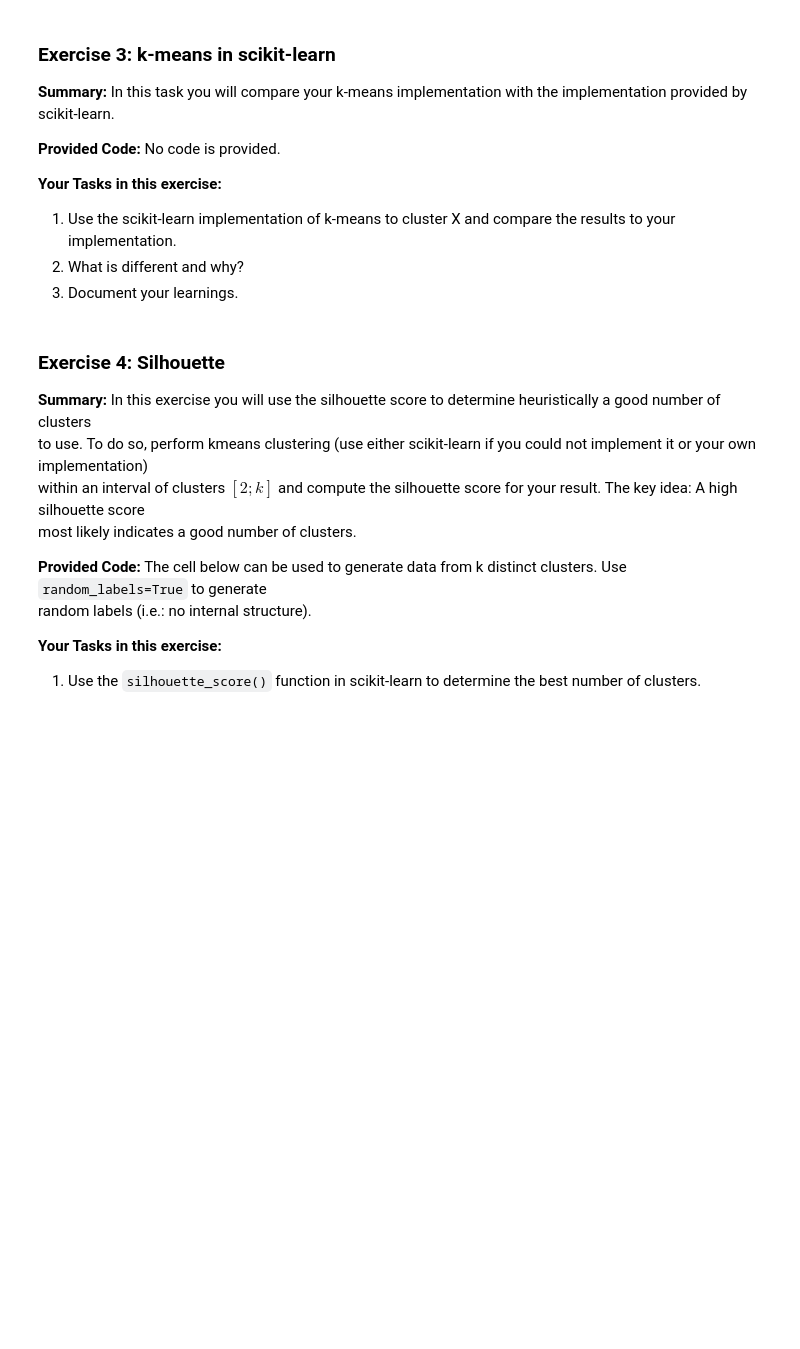
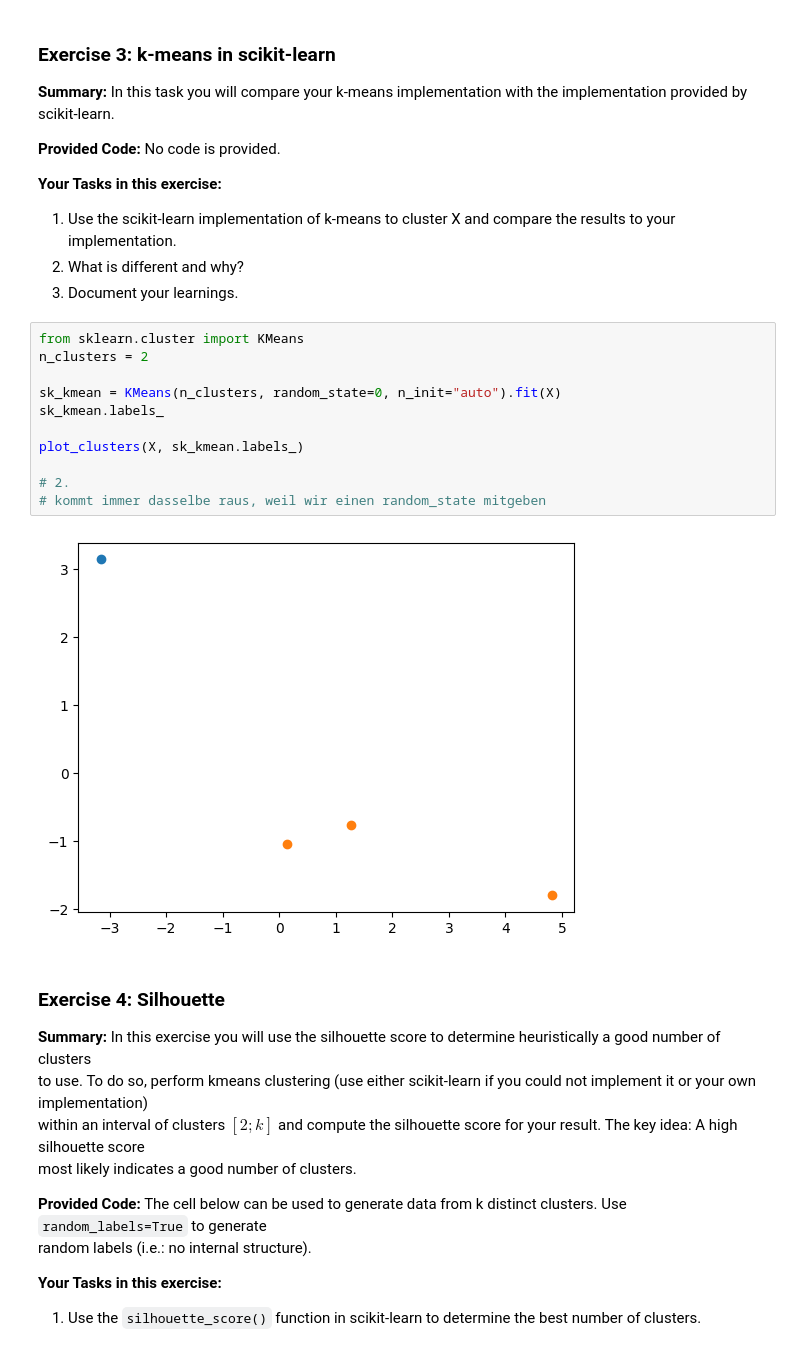
Before and after one commit to Qumoo/Jupyter-Exercises, a Jupyter notebook: Machine-Learning/k-Means/KMeans-Exercises.ipynb, the cells around one changed output. Drawn from its saved outputs; the diff is of its cells as text; blank space fills up the shorter version.

```diff
--- a/Machine-Learning/k-Means/KMeans-Exercises.ipynb
+++ b/Machine-Learning/k-Means/KMeans-Exercises.ipynb
@@ -114,6 +158,19 @@ def kmeans(X, k):
 1. Use the scikit-learn implementation of k-means to cluster X and compare the results to your implementation.
 2. What is different and why?
 3. Document your learnings.
+# %%
+from sklearn.cluster import KMeans
+n_clusters = 2
+
+sk_kmean = KMeans(n_clusters, random_state=0, n_init="auto").fit(X)
+sk_kmean.labels_
+
+plot_clusters(X, sk_kmean.labels_)
+
+# 2.
+# kommt immer dasselbe raus, weil wir einen random_state mitgeben
+# %% [output]
+[figure, added]
 # %% [markdown]
 ### Exercise 4: Silhouette
 
```
Also changed, not shown: parts of 2 cells of this notebook.
